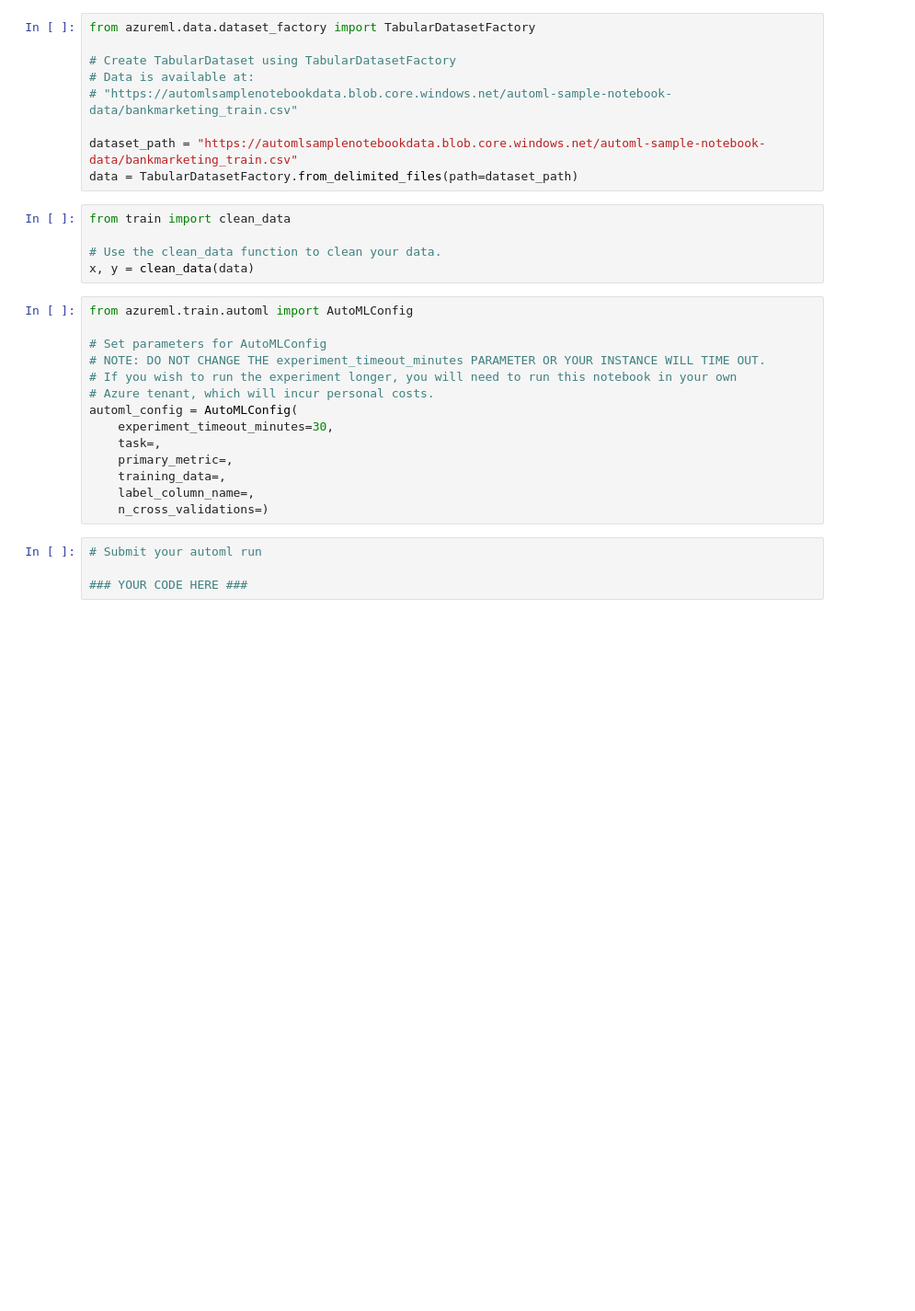
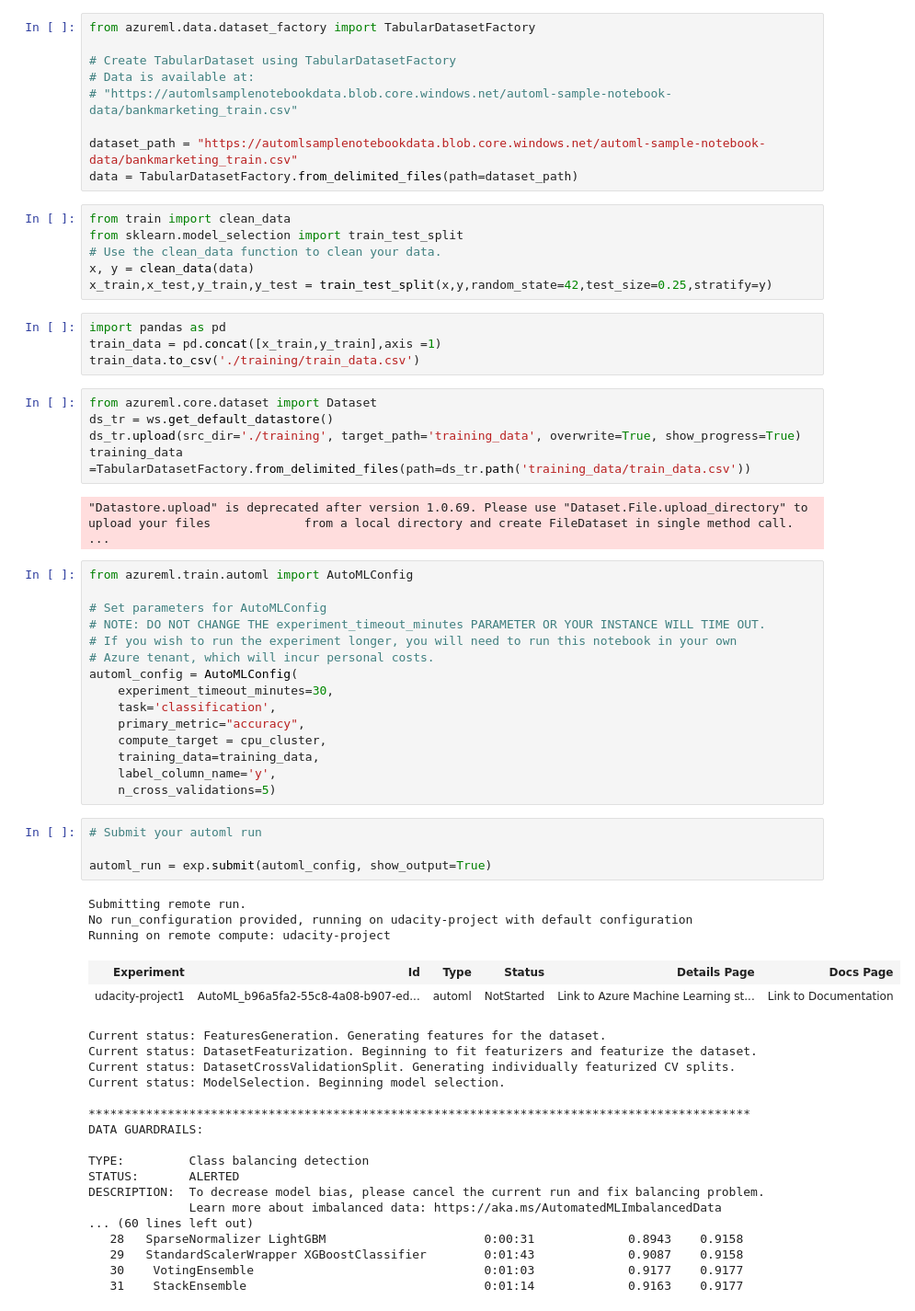
Before and after one commit to ali-yaz/Udacity-Optimizing-an-ML-Pipeline-in-Azure, a Jupyter notebook: udacity-project.ipynb, the cells around one changed output. Shown at 92% size. Cells and saved outputs as stored; diff of their text form; blank space fills up the shorter version.

```diff
--- a/udacity-project.ipynb
+++ b/udacity-project.ipynb
@@ -130,9 +153,21 @@ dataset_path = "https://automlsamplenotebookdata.blob.core.windows.net/automl-sa
 data = TabularDatasetFactory.from_delimited_files(path=dataset_path)
 # %%
 from train import clean_data
-
+from sklearn.model_selection import train_test_split
 # Use the clean_data function to clean your data.
 x, y = clean_data(data)
+x_train,x_test,y_train,y_test = train_test_split(x,y,random_state=42,test_size=0.25,stratify=y)
+# %%
+import pandas as pd
+train_data = pd.concat([x_train,y_train],axis =1)
+train_data.to_csv('./training/train_data.csv')
+# %%
+from azureml.core.dataset import Dataset
+ds_tr = ws.get_default_datastore()
+ds_tr.upload(src_dir='./training', target_path='training_data', overwrite=True, show_progress=True)
+training_data =TabularDatasetFactory.from_delimited_files(path=ds_tr.path('training_data/train_data.csv'))
+# %% [output]
+"Datastore.upload" is deprecated after version 1.0.69. Please use "Dataset.File.upload_directory" to upload your files             from a local directory and create FileDataset in single method call.  ...
 # %%
 from azureml.train.automl import AutoMLConfig
 
@@ -142,12 +177,36 @@ from azureml.train.automl import AutoMLConfig
 # Azure tenant, which will incur personal costs.
 automl_config = AutoMLConfig(
     experiment_timeout_minutes=30,
-    task=,
-    primary_metric=,
-    training_data=,
-    label_column_name=,
-    n_cross_validations=)
+    task='classification',
+    primary_metric="accuracy",
+    compute_target = cpu_cluster,
+    training_data=training_data,
+    label_column_name='y',
+    n_cross_validations=5)
 # %%
 # Submit your automl run
 
-### YOUR CODE HERE ###
+automl_run = exp.submit(automl_config, show_output=True)
+# %% [output]
+Submitting remote run.
+No run_configuration provided, running on udacity-project with default configuration
+Running on remote compute: udacity-project
+| Experiment | Id | Type | Status | Details Page | Docs Page |
+| udacity-project1 | AutoML_b96a5fa2-55c8-4a08-b907-ed... | automl | NotStarted | Link to Azure Machine Learning st... | Link to Documentation |
+Current status: FeaturesGeneration. Generating features for the dataset.
+Current status: DatasetFeaturization. Beginning to fit featurizers and featurize the dataset.
+Current status: DatasetCrossValidationSplit. Generating individually featurized CV splits.
+Current status: ModelSelection. Beginning model selection.
+
+********************************************************************************************
+DATA GUARDRAILS:
+
+TYPE:         Class balancing detection
+STATUS:       ALERTED
+DESCRIPTION:  To decrease model bias, please cancel the current run and fix balancing problem.
+              Learn more about imbalanced data: https://aka.ms/AutomatedMLImbalancedData
+... (60 lines left out)
+   28   SparseNormalizer LightGBM                      0:00:31             0.8943    0.9158
+   29   StandardScalerWrapper XGBoostClassifier        0:01:43             0.9087    0.9158
+   30    VotingEnsemble                                0:01:03             0.9177    0.9177
+   31    StackEnsemble                                 0:01:14             0.9163    0.9177
```
Also changed, not shown: parts of 9 cells of this notebook, 1 other file.
